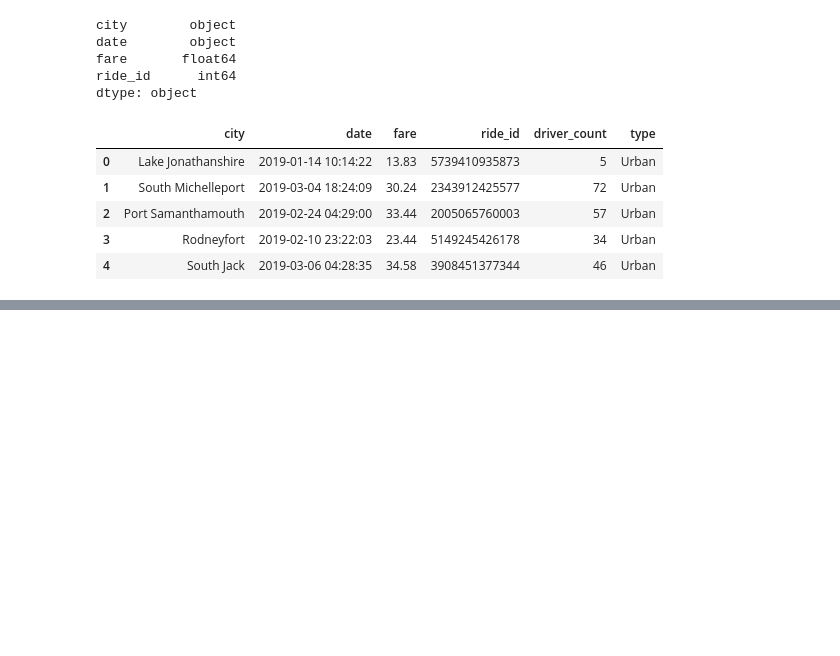
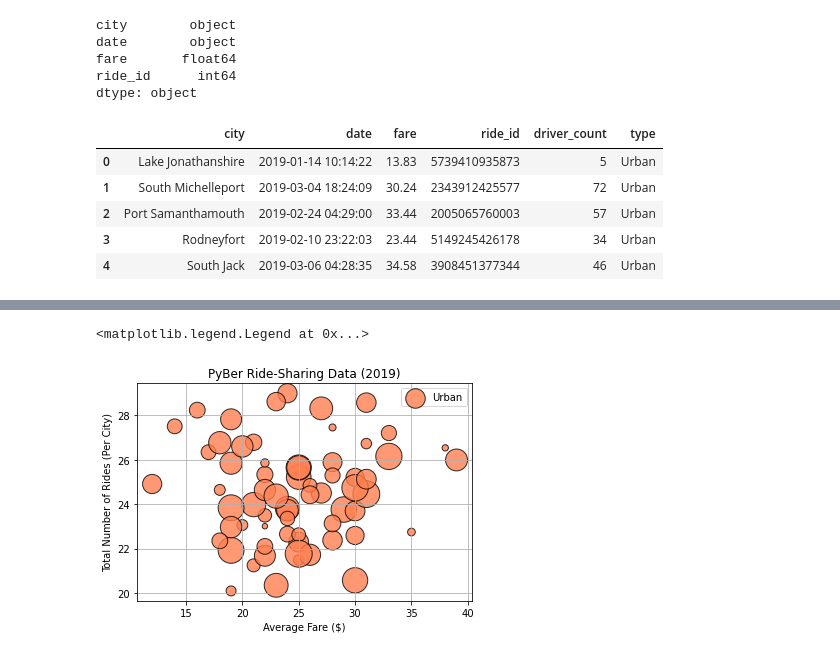
Before and after one commit to frankiebones/PyBer_Analysis, a Jupyter notebook: Pyber.ipynb, the cells around one changed output, grey strips where cells are left out. Drawn from its saved outputs; the diff is of its cells as text; code cells hidden in the pictures; blank space fills up the shorter version.

```diff
--- a/Pyber.ipynb
+++ b/Pyber.ipynb
@@ -110,3 +110,10 @@ pyber_data_df.head()
 | 2 | Port Samanthamouth | 2019-02-24 04:29:00 | 33.44 | 2005065760003 | 57 | Urban |
 | 3 | Rodneyfort | 2019-02-10 23:22:03 | 23.44 | 5149245426178 | 34 | Urban |
 | 4 | South Jack | 2019-03-06 04:28:35 | 34.58 | 3908451377344 | 46 | Urban |
+# %%
+# create city type DataFrames
+urban_cities_df = pyber_data_df[pyber_data_df["type"] == "Urban"]
+sub_cities_df = pyber_data_df[pyber_data_df["type"] == "Suburban"]
+rural_cities_df = pyber_data_df[pyber_data_df["type"] == "Rural"]
+
+rural_cities_df.head()
@@ -112,0 +127,7 @@ pyber_data_df.head()
+# %%
+# create Series for number of rides for each city type
+urban_ride_count = urban_cities_df.groupby(["city"]).count()["ride_id"]
+sub_ride_count = sub_cities_df.groupby(["city"]).count()["ride_id"]
+rural_ride_count = rural_cities_df.groupby(["city"]).count()["ride_id"]
+
+rural_ride_count.head()
@@ -112,0 +142,7 @@ pyber_data_df.head()
+# %%
+# create Series for average fare for each city typeb
+avg_urban_fare = urban_cities_df.groupby(["city"]).mean()["fare"]
+avg_sub_fare = sub_cities_df.groupby(["city"]).mean()["fare"]
+avg_rural_fare = rural_cities_df.groupby(["city"]).mean()["fare"]
+
+avg_rural_fare.head()
@@ -112,0 +157,6 @@ pyber_data_df.head()
+# %%
+avg_urban_drivers = urban_cities_df.groupby(["city"]).mean()["driver_count"]
+avg_sub_drivers = sub_cities_df.groupby(["city"]).mean()["driver_count"]
+avg_rural_drivers = rural_cities_df.groupby(["city"]).mean()["driver_count"]
+
+avg_rural_drivers.head()
@@ -112,0 +171,11 @@ pyber_data_df.head()
+# %%
+# build scatter plots
+plt.scatter(urban_ride_count, avg_urban_fare, s=10*avg_urban_drivers, color='coral', alpha=0.8, label='Urban', edgecolor='black', linewidths=1)
+plt.title("PyBer Ride-Sharing Data (2019)")
+plt.xlabel("Average Fare ($)")
+plt.ylabel("Total Number of Rides (Per City)")
+plt.grid(True)
+plt.legend()
+# %% [output]
+<matplotlib.legend.Legend at 0x...>
+[figure, added]
```
Also changed, not shown: parts of 7 cells of this notebook, 1 other file.
